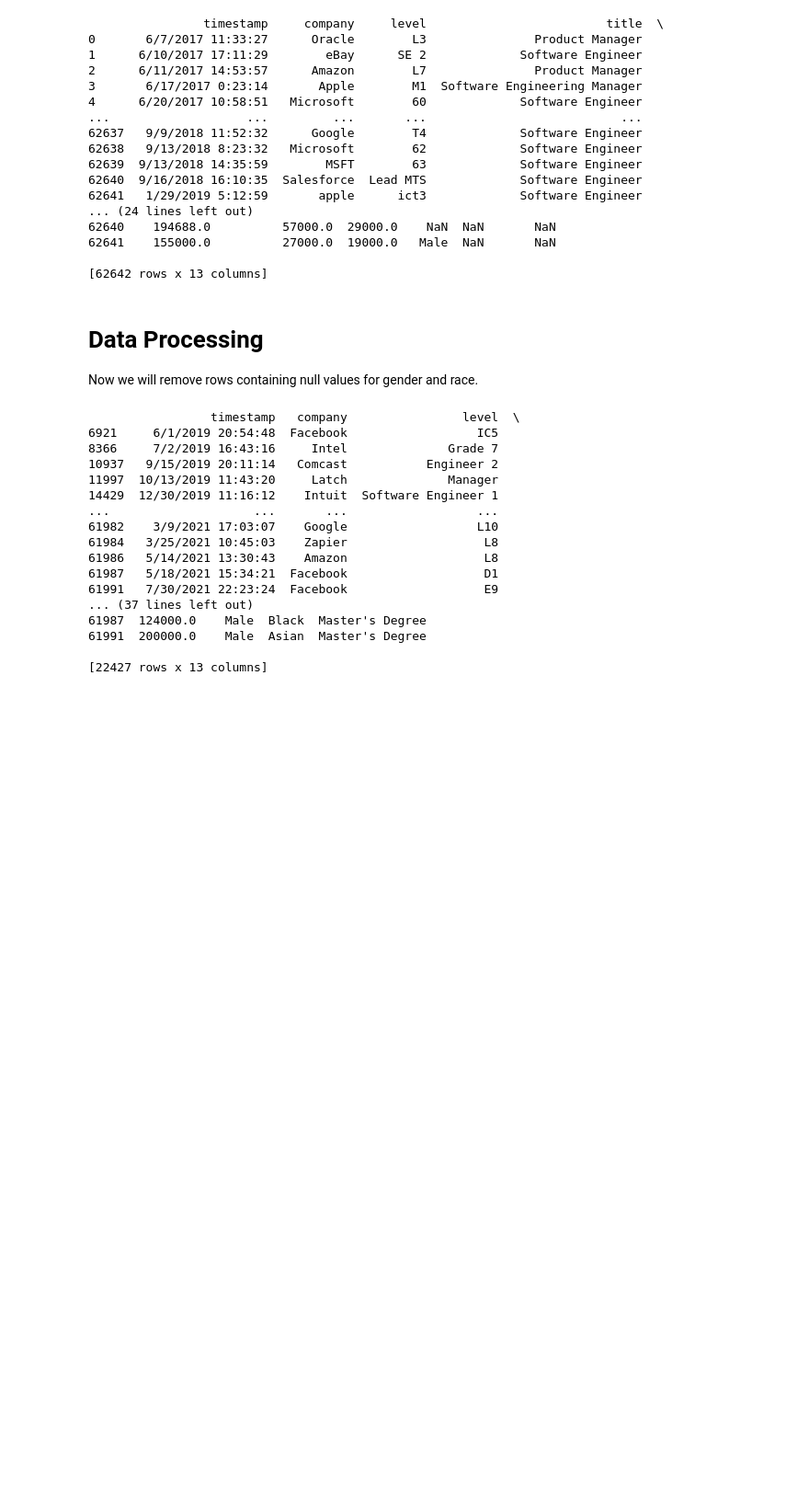
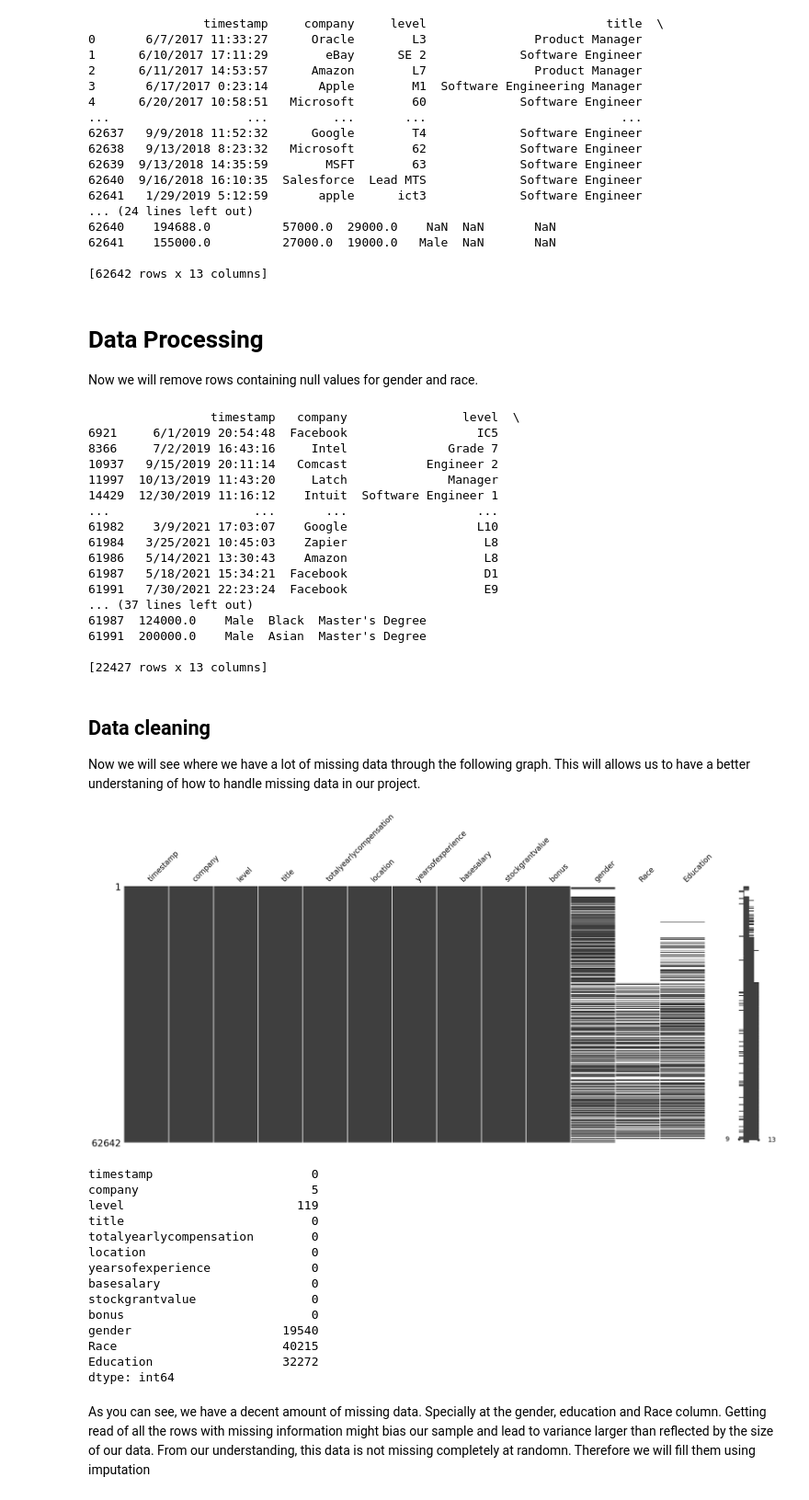
Before and after one commit to oherre11-afk/CMSC320-Final-Project, a Jupyter notebook: final.ipynb, the cells around one changed output. Shown: that part at 92% size. Cells and saved outputs as stored; diff of their text form; code cells hidden in the pictures; blank space fills up the shorter version.

```diff
--- a/final.ipynb
+++ b/final.ipynb
@@ -105,3 +96,30 @@ print(dbf_race)
 61991  200000.0    Male  Asian  Master's Degree
 
 [22427 rows x 13 columns]
+# %% [markdown]
+<h2> Data cleaning </h2>
+Now we will see where we have a lot of missing data through the following graph. This will allows us to have a better
+understaning of how to handle missing data in our project.
+# %%
+import missingno as msno
+msno.matrix(db)
+plt.show()
+db.isna().sum()
+# %% [output]
+[figure, added]
+timestamp                      0
+company                        5
+level                        119
+title                          0
+totalyearlycompensation        0
+location                       0
+yearsofexperience              0
+basesalary                     0
+stockgrantvalue                0
+bonus                          0
+gender                     19540
+Race                       40215
+Education                  32272
+dtype: int64
+# %% [markdown]
+As you can see, we have a decent amount of missing data. Specially at the gender, education and Race column. Getting read of all the rows with missing information might bias our sample and lead to variance larger than reflected by the size of our data. From our understanding, this data is not missing completely at randomn. Therefore we will fill them using imputation
```
Also changed, not shown: parts of 19 cells of this notebook.
